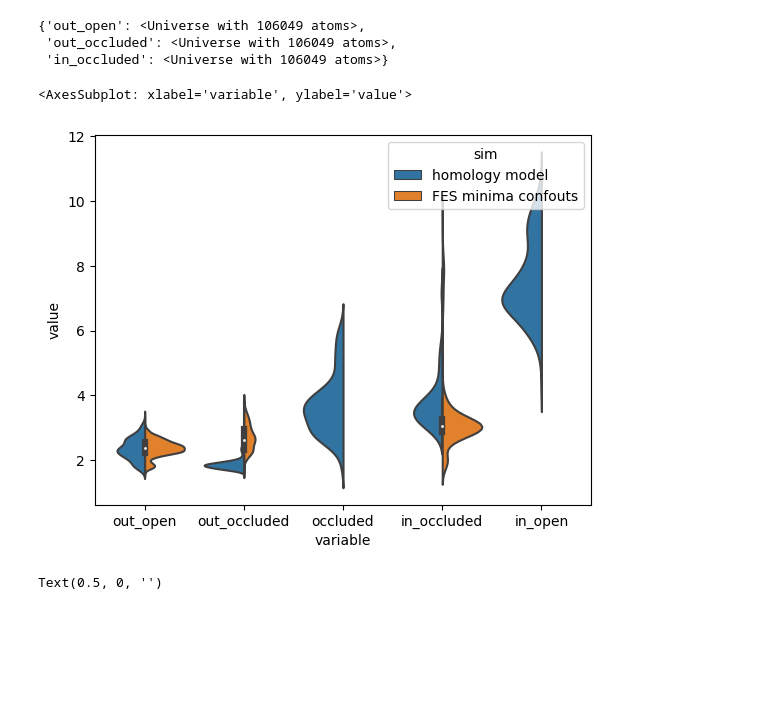
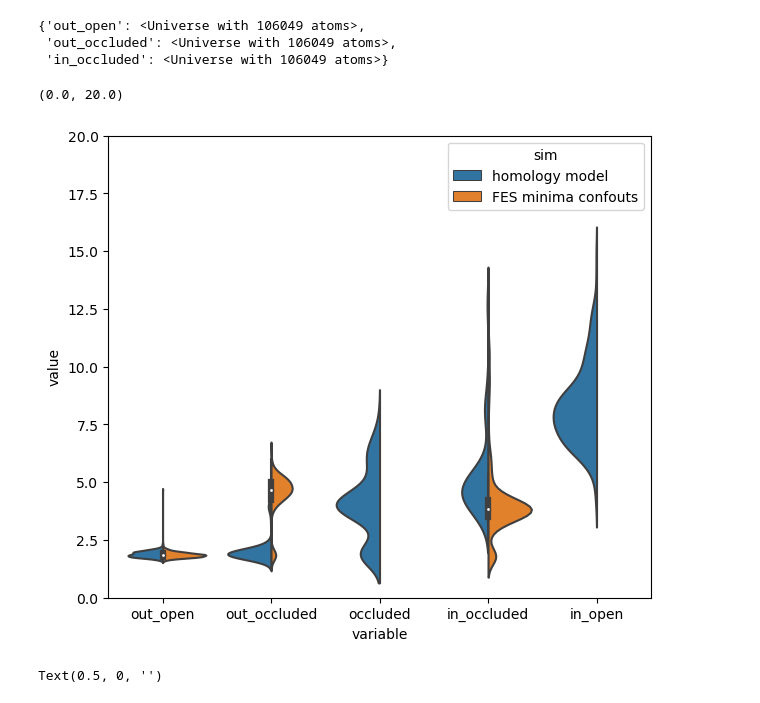
Before and after one commit to semccomas/GLUT5_string, a Jupyter notebook: string/analysis/scripts/violinplots_on_FES_minima_confouts.ipynb, the cells around one changed output. Cells and saved outputs as stored; diff of their text form; code cells hidden in the pictures; blank space fills up the shorter version.

Commit message:
changes to readme and updated plotting scripts

```diff
--- a/string/analysis/scripts/violinplots_on_FES_minima_confouts.ipynb
+++ b/string/analysis/scripts/violinplots_on_FES_minima_confouts.ipynb
@@ -189,10 +189,10 @@ def get_salt_br(u, skip):
     bridge1 = np.array(bridge1)
     bridge2 = np.array(bridge2)
 
-    #return bridge2#, bridge2
-    bridges = np.vstack((bridge1, bridge2))
-    bridges = np.mean(bridges, axis=0)
-    return bridges
+    return bridge1#, bridge2
+    #bridges = np.vstack((bridge1, bridge2))
+    #bridges = np.mean(bridges, axis=0)
+    #return bridges
 # %%
 def plot_violin(uni_dict, function, ax, skip):
     features = []
@@ -290,10 +290,12 @@ def get_grouped_dataframe(function, skip):
 #TM7_both_df = get_grouped_dataframe(function=get_angle, skip=2)
 salt_bridge_both_df = get_grouped_dataframe(function=get_salt_br, skip=2)
 # %%
-sns.violinplot(data=salt_bridge_both_df, x='variable', y='value', hue='sim', split=True, )
+f,ax=plt.subplots(1,1,figsize=(7,6))
+sns.violinplot(data=salt_bridge_both_df, x='variable', y='value', hue='sim', split=True,ax=ax )
+ax.set_ylim(0,20)
 # %% [output]
-<AxesSubplot: xlabel='variable', ylabel='value'>
+(0.0, 20.0)
-[figure, old version]
+[figure, new version]
 # %%
 f, ax = plt.subplots(nrows=2,ncols=1, figsize=(8,7))
 ax=np.ravel(ax)
```
Also changed, not shown: 2 other files.
